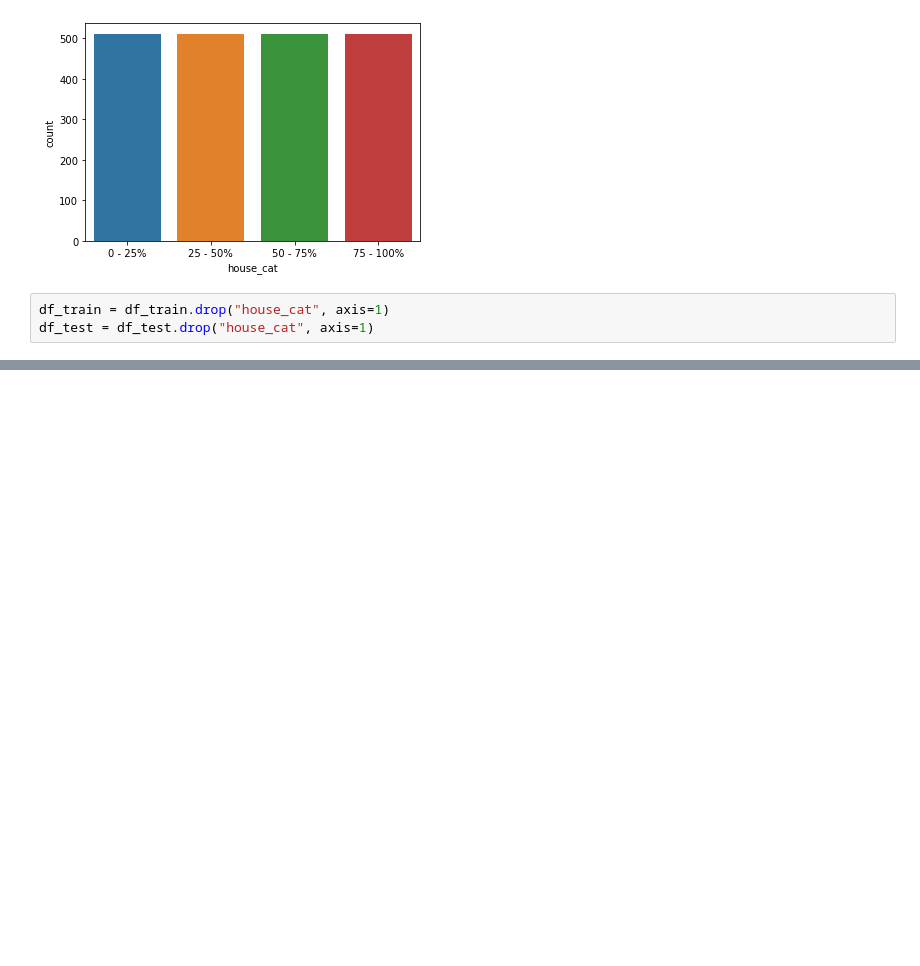
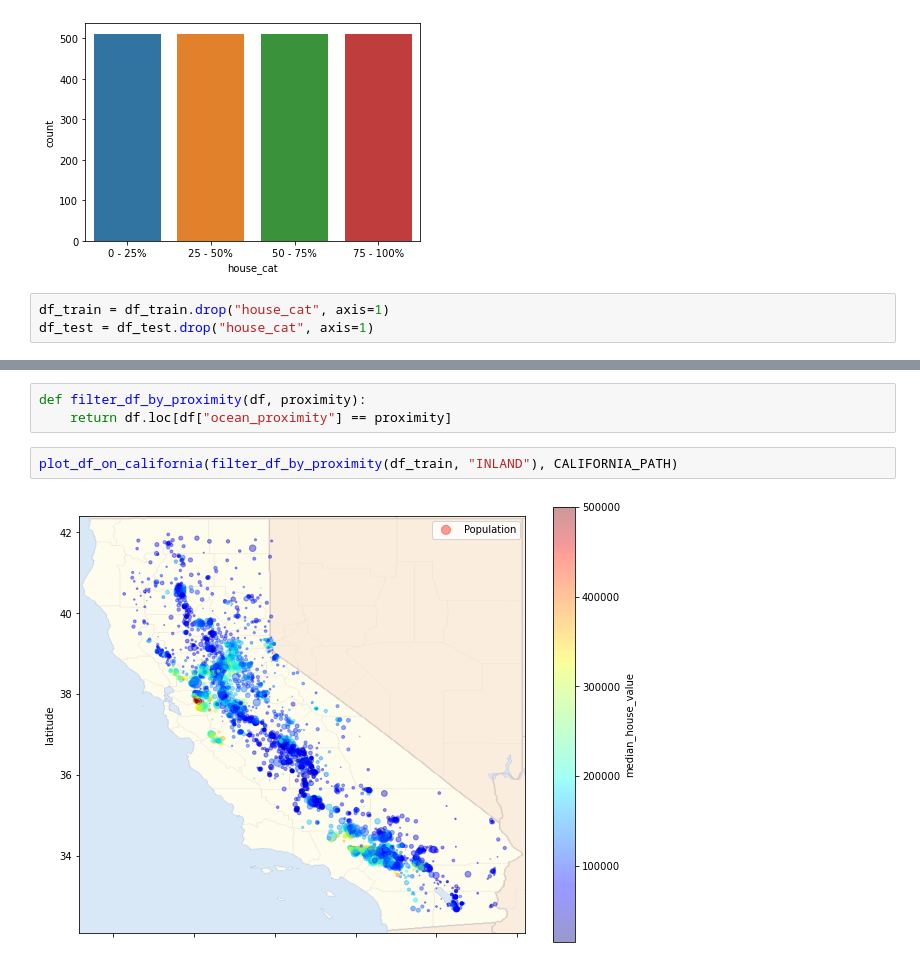
Before and after one commit to sengsei/ml-house-price, a Jupyter notebook: house_price_ki_model.ipynb, the cells around one changed output, grey strips where cells are left out. Drawn from its saved outputs; the diff is of its cells as text; blank space fills up the shorter version.

```diff
--- a/house_price_ki_model.ipynb
+++ b/house_price_ki_model.ipynb
@@ -129,0 +163,7 @@ df_train.plot(kind="scatter", x="longitude", y="latitude", figsize=(12,8));
+# %%
+def filter_df_by_proximity(df, proximity):
+    return df.loc[df["ocean_proximity"] == proximity]
+# %%
+plot_df_on_california(filter_df_by_proximity(df_train, "INLAND"), CALIFORNIA_PATH)
+# %% [output]
+[figure, added]
```
Also changed, not shown: parts of 15 cells of this notebook.
